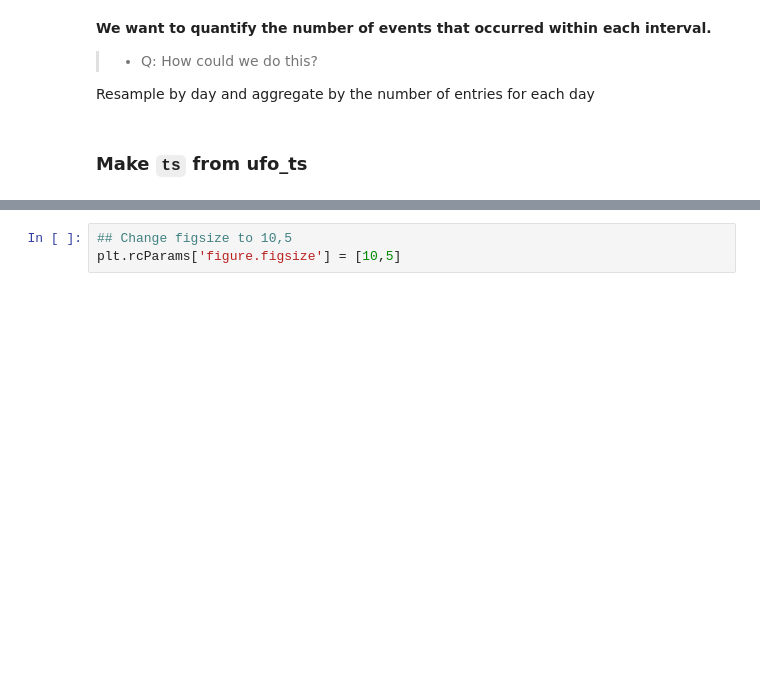
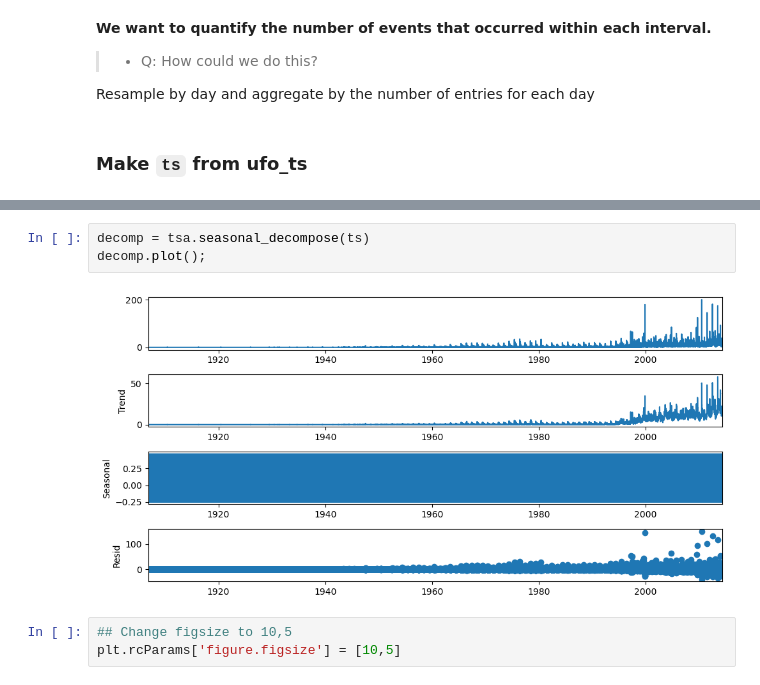
Before and after one commit to erwincarlogonzales/data-viz-time-series-analysis-codealongs, a Jupyter notebook: Wk18-Lecture02-CodeAlong-UFOs.ipynb, the cells around one changed output, grey strips where cells are left out. Saved outputs shown, nothing was run; the diff lists cells and outputs as text; blank space fills up the shorter version.

```diff
--- a/Wk18-Lecture02-CodeAlong-UFOs.ipynb
+++ b/Wk18-Lecture02-CodeAlong-UFOs.ipynb
@@ -131,3 +227,8 @@ ts.plot()
+# %%
+decomp = tsa.seasonal_decompose(ts)
+decomp.plot();
+# %% [output]
+[figure, added]
 # %%
 ## Change figsize to 10,5
 plt.rcParams['figure.figsize'] = [10,5]
```
Also changed, not shown: parts of 31 cells of this notebook.
